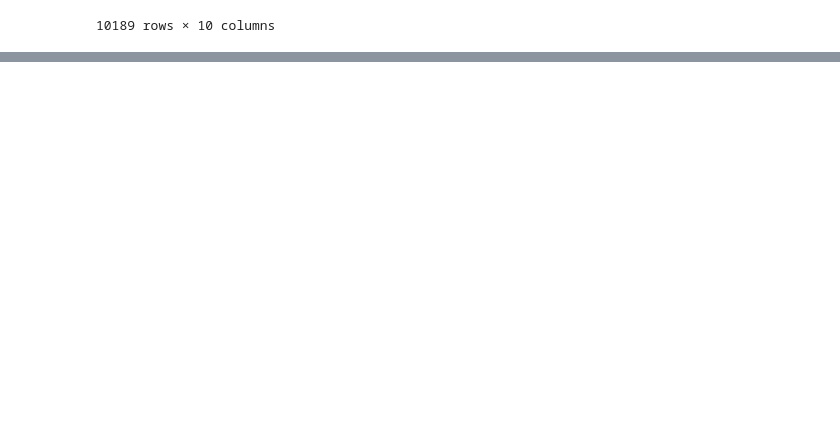
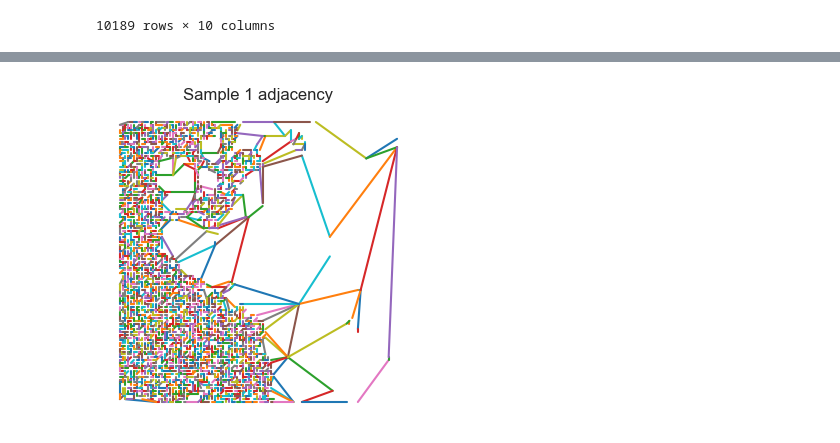
Before and after one commit to Czzmh/CODE, a Jupyter notebook: MYCODE/spatial_lda.ipynb, the cells around one changed output, grey strips where cells are left out. Cells and saved outputs as stored; diff of their text form; code cells hidden in the pictures; blank space fills up the shorter version.

```diff
--- a/MYCODE/spatial_lda.ipynb
+++ b/MYCODE/spatial_lda.ipynb
@@ -278,3 +238,13 @@ with open(data_path + "Model/spatial_lda.pkl", 'rb') as f:
+# %%
+def make_plot_fn(difference_matrices):
+    def plot_fn(ax, tumor_idx, features_df, patient_dfs):
+        plot_adjacency_graph(ax, tumor_idx, features_df, patient_dfs, difference_matrices)
+    return plot_fn
+_plot_fn = make_plot_fn(train_difference_matrices)
+
+plot_samples_in_a_row(train_features, _plot_fn, patient_dict, tumor_set=None)
+# %% [output]
+[figure, added]
 # %%
 plot_samples_in_a_row(complete_lda.topic_weights, plot_one_tumor_all_topics, patient_dict)
 # %% [output]
```
Also changed, not shown: parts of 23 cells of this notebook, 4 other files.
